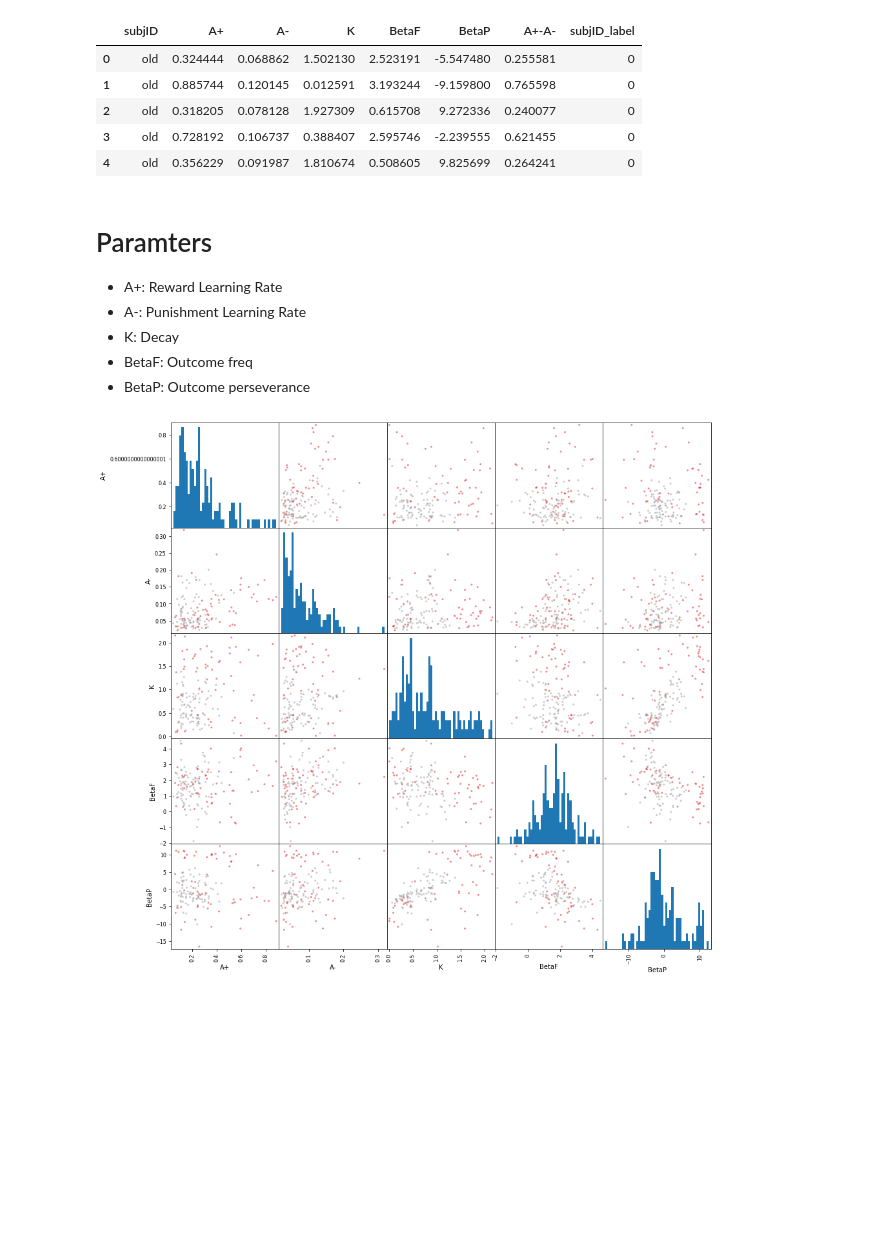
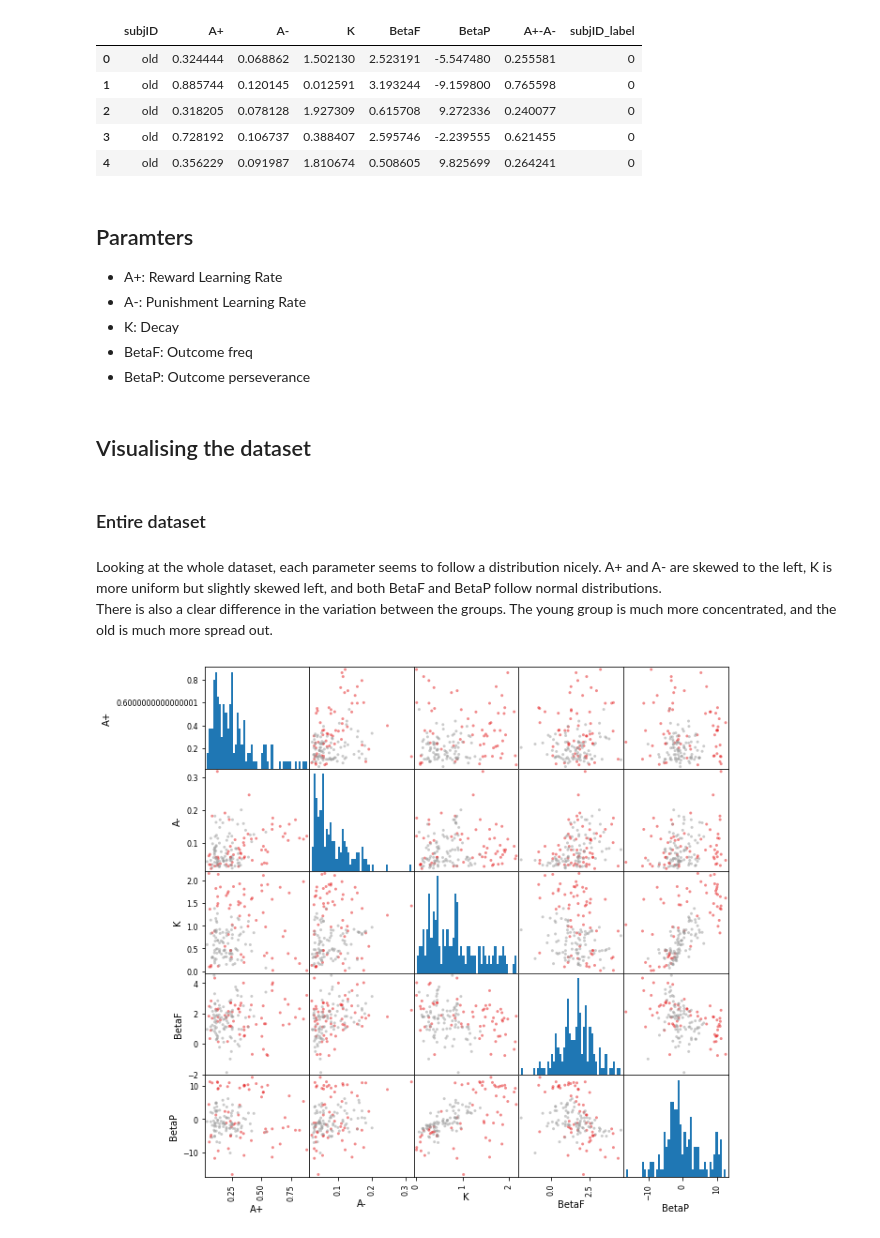
Before and after one commit to adampower48/ca4015_assignment1_dan_adam, a Jupyter notebook: book/_build/jupyter_execute/data_exploration.ipynb, the cells around one changed output. Drawn from its saved outputs; the diff is of its cells as text; code cells hidden in the pictures; blank space fills up the shorter version.

```diff
--- a/book/_build/jupyter_execute/data_exploration.ipynb
+++ b/book/_build/jupyter_execute/data_exploration.ipynb
@@ -13,14 +16,21 @@ df_orl.head()
 | 3 | old | 0.728192 | 0.106737 | 0.388407 | 2.595746 | -2.239555 | 0.621455 | 0 |
 | 4 | old | 0.356229 | 0.091987 | 1.810674 | 0.508605 | 9.825699 | 0.264241 | 0 |
 # %% [markdown]
-# Paramters
+## Paramters
 - A+: Reward Learning Rate
 - A-: Punishment Learning Rate
 - K: Decay
 - BetaF: Outcome freq
 - BetaP: Outcome perseverance
+# %% [markdown]
+## Visualising the dataset
+# %% [markdown]
+### Entire dataset
+# %% [markdown]
+Looking at the whole dataset, each parameter seems to follow a distribution nicely. A+ and A- are skewed to the left, K is more uniform but slightly skewed left, and both BetaF and BetaP follow normal distributions.
+There is also a clear difference in the variation between the groups. The young group is much more concentrated, and the old is much more spread out.
 # %%
-pd.plotting.scatter_matrix(df_orl[["A+", "A-", "K", "BetaF", "BetaP"]], figsize=(15,15), hist_kwds=dict(bins=50), c=df_orl["subjID_label"], cmap="Set1")
+pd.plotting.scatter_matrix(df_orl[["A+", "A-", "K", "BetaF", "BetaP"]], figsize=(10,10), hist_kwds=dict(bins=50), c=df_orl["subjID_label"], cmap="Set1")
 plt.show()
 # %% [output]
-[figure, old version]
+[figure, new version]
```
Also changed, not shown: parts of 11 cells of this notebook, 23 other files.
